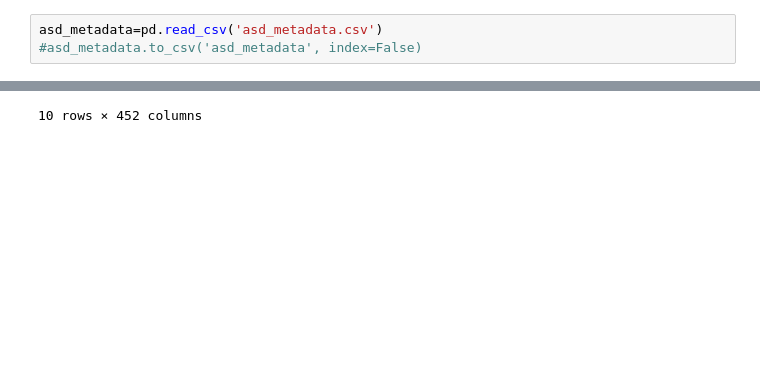
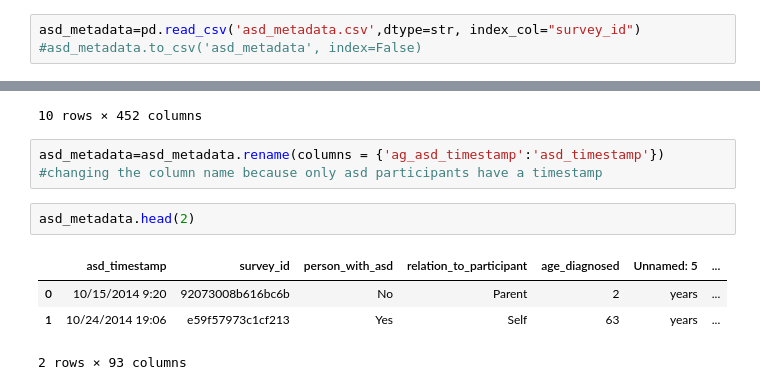
Before and after one commit to anupriyatripathi/ASD-gut, a Jupyter notebook: .~asd_ag_metadata.ipynb, the cells around one changed output, grey strips where cells are left out. Drawn from its saved outputs; the diff is of its cells as text; blank space fills up the shorter version.

Commit message:
combining ag and asd metadata

```diff
--- a/asd_ag_metadata.ipynb
+++ b/.~asd_ag_metadata.ipynb
@@ -16,6 +16,6 @@ sns.set(style='ticks', context='notebook')
 # This is necessary to show the plotted figures inside the notebook -- "inline" with the notebook cells
 %matplotlib inline
 # %%
-asd_metadata=pd.read_csv('asd_metadata.csv')
+asd_metadata=pd.read_csv('asd_metadata.csv',dtype=str, index_col="survey_id")
 #asd_metadata.to_csv('asd_metadata', index=False)
 # %%
@@ -59,3 +61,12 @@ ag_metadata.head(10)
 | 10317.000013618 | Unknown | Unknown | False | Unknown | No | ... |
 | 10317.000014523 | Unknown | Unknown | False | Unknown | No | ... |
 10 rows × 452 columns
+# %%
+asd_metadata=asd_metadata.rename(columns = {'ag_asd_timestamp':'asd_timestamp'}) #changing the column name because only asd participants have a timestamp
+# %%
+asd_metadata.head(2)
+# %% [output]
+|  | asd_timestamp | survey_id | person_with_asd | relation_to_participant | age_diagnosed | Unnamed: 5 | ... |
+| 0 | 10/15/2014 9:20 | 92073008b616bc6b | No | Parent | 2 | years | ... |
+| 1 | 10/24/2014 19:06 | e59f57973c1cf213 | Yes | Self | 63 | years | ... |
+2 rows × 93 columns
```
Also changed, not shown: parts of 1 cell of this notebook, 2 other files.
